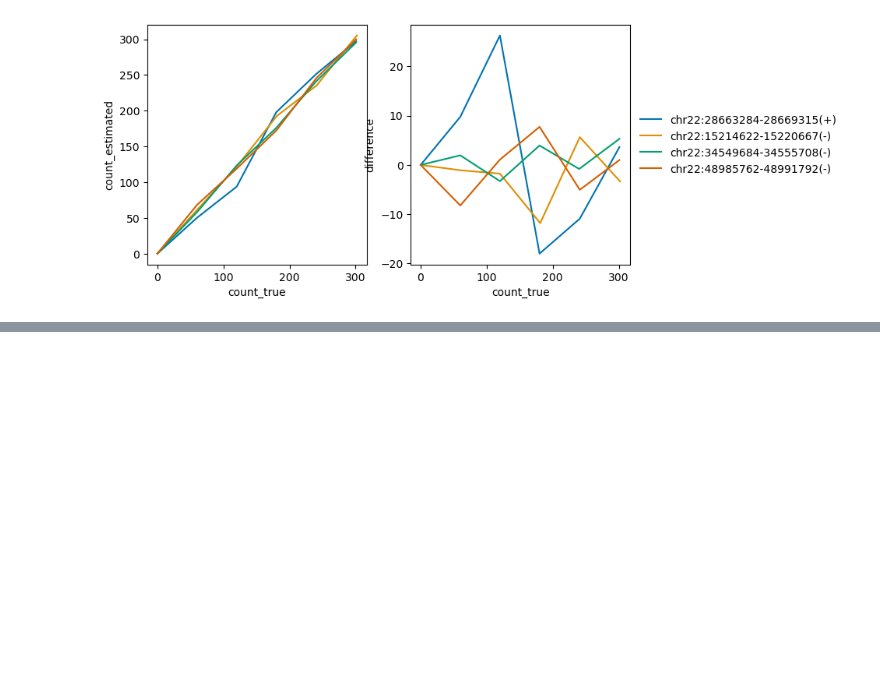
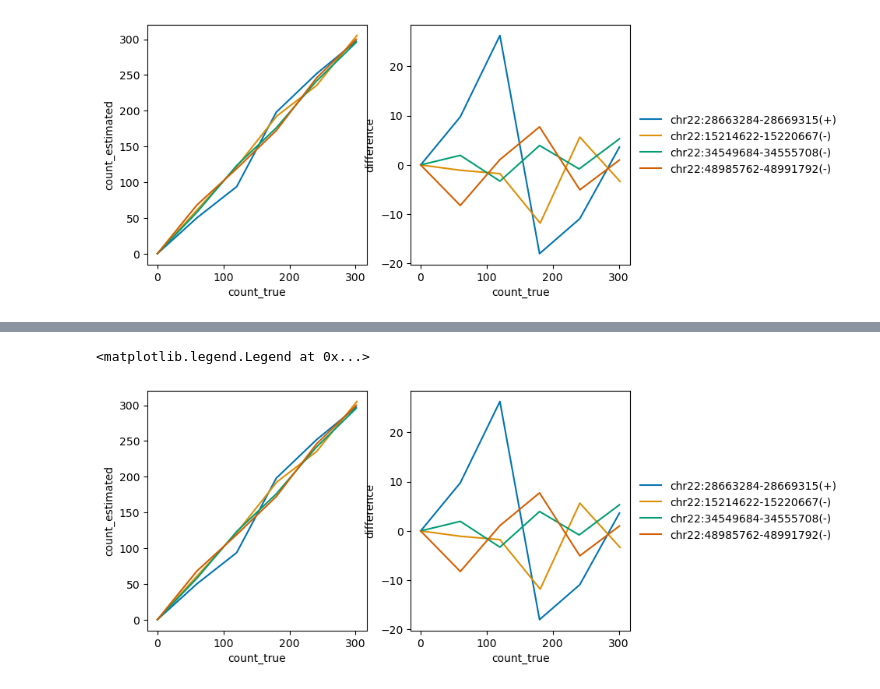
Before and after one commit to gage-lab/bulk_te_bench, a Jupyter notebook: analysis/l1hs_chr22.ipynb, the cells around one changed output, grey strips where cells are left out. Saved outputs shown, nothing was run; the diff lists cells and outputs as text; code cells hidden in the pictures; blank space fills up the shorter version.

```diff
--- a/analysis/l1hs_chr22.ipynb
+++ b/analysis/l1hs_chr22.ipynb
@@ -377,0 +433,39 @@ ax2.legend(
+# %%
+# estimated vs true counts for L1 transcripts
+plot_df = benchmark[benchmark.tx_id.str.contains("chr")]
+
+fig, (ax1, ax2) = plt.subplots(1, 2, figsize=(8, 4))
+
+sns.lineplot(
+    data=plot_df,
+    x="count_true",
+    y="count_estimated",
+    hue="tx_id",
+    palette="colorblind",
+    ax=ax1,
+)
+
+sns.lineplot(
+    data=plot_df,
+    x="count_true",
+    y="difference",
+    hue="tx_id",
+    palette="colorblind",
+    ax=ax2,
+)
+
+# remove legends
+ax1.legend_.remove()
+
+# move ax2 legend outside
+handles, labels = ax2.get_legend_handles_labels()
+ax2.legend(
+    handles=handles,
+    labels=labels,
+    loc="center left",
+    bbox_to_anchor=(1, 0.5),
+    frameon=False,
+)
+# %% [output]
+<matplotlib.legend.Legend at 0x...>
+[figure, added]
```
Also changed, not shown: parts of 2 cells of this notebook.
